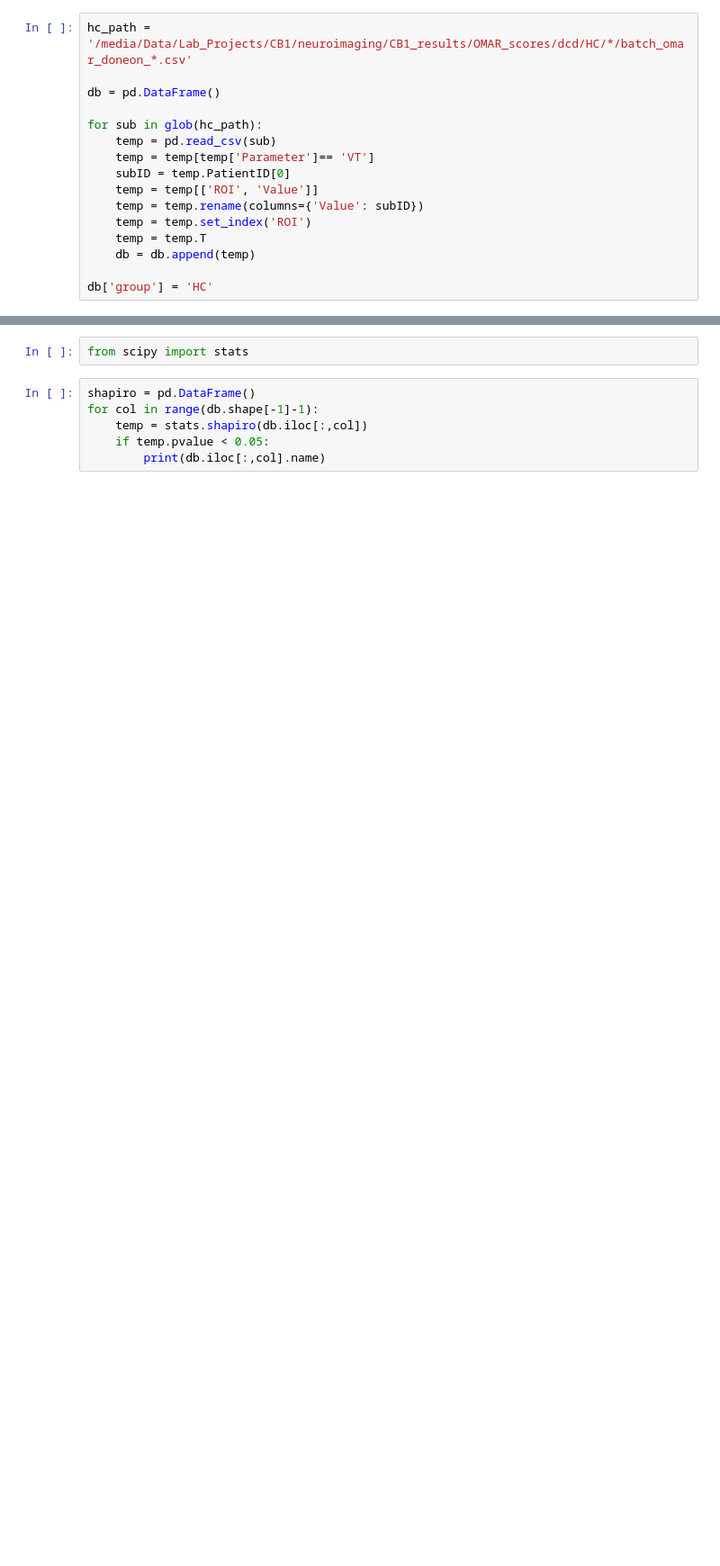
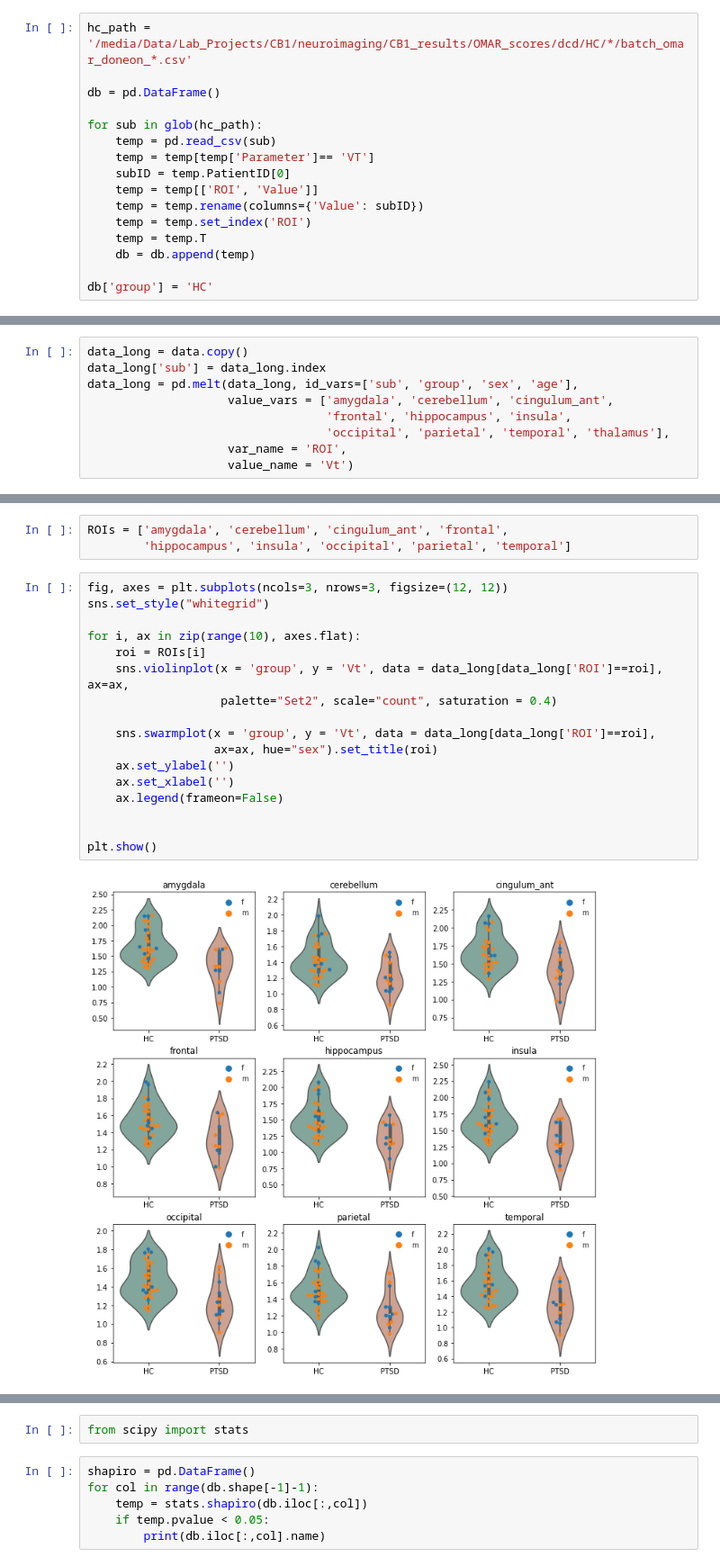
Before and after one commit to KoremNSN/CB1rPTSD, a Jupyter notebook: HC_PTSD_amygdala.ipynb, the cells around one changed output, grey strips where cells are left out. Shown at 90% size. Saved outputs shown, nothing was run; the diff lists cells and outputs as text; blank space fills up the shorter version.

Commit message:
Update analysis of the CB1 data

```diff
--- a/HC_PTSD_amygdala.ipynb
+++ b/HC_PTSD_amygdala.ipynb
@@ -30,0 +67,9 @@ db = db.append(PTSD_bg)
+# %%
+data_long = data.copy()
+data_long['sub'] = data_long.index
+data_long = pd.melt(data_long, id_vars=['sub', 'group', 'sex', 'age'],
+                    value_vars = ['amygdala', 'cerebellum', 'cingulum_ant',
+                                  'frontal', 'hippocampus', 'insula',
+                                  'occipital', 'parietal', 'temporal', 'thalamus'],
+                    var_name = 'ROI',
+                    value_name = 'Vt')
@@ -30,0 +95,22 @@ db = db.append(PTSD_bg)
+# %%
+ROIs = ['amygdala', 'cerebellum', 'cingulum_ant', 'frontal',
+        'hippocampus', 'insula', 'occipital', 'parietal', 'temporal']
+# %%
+fig, axes = plt.subplots(ncols=3, nrows=3, figsize=(12, 12))
+sns.set_style("whitegrid")
+
+for i, ax in zip(range(10), axes.flat):
+    roi = ROIs[i]
+    sns.violinplot(x = 'group', y = 'Vt', data = data_long[data_long['ROI']==roi], ax=ax,
+                   palette="Set2", scale="count", saturation = 0.4)
+
+    sns.swarmplot(x = 'group', y = 'Vt', data = data_long[data_long['ROI']==roi],
+                  ax=ax, hue="sex").set_title(roi)
+    ax.set_ylabel('')
+    ax.set_xlabel('')
+    ax.legend(frameon=False)
+
+
+plt.show()
+# %% [output]
+[figure, added]
```
Also changed, not shown: parts of 52 cells of this notebook.
